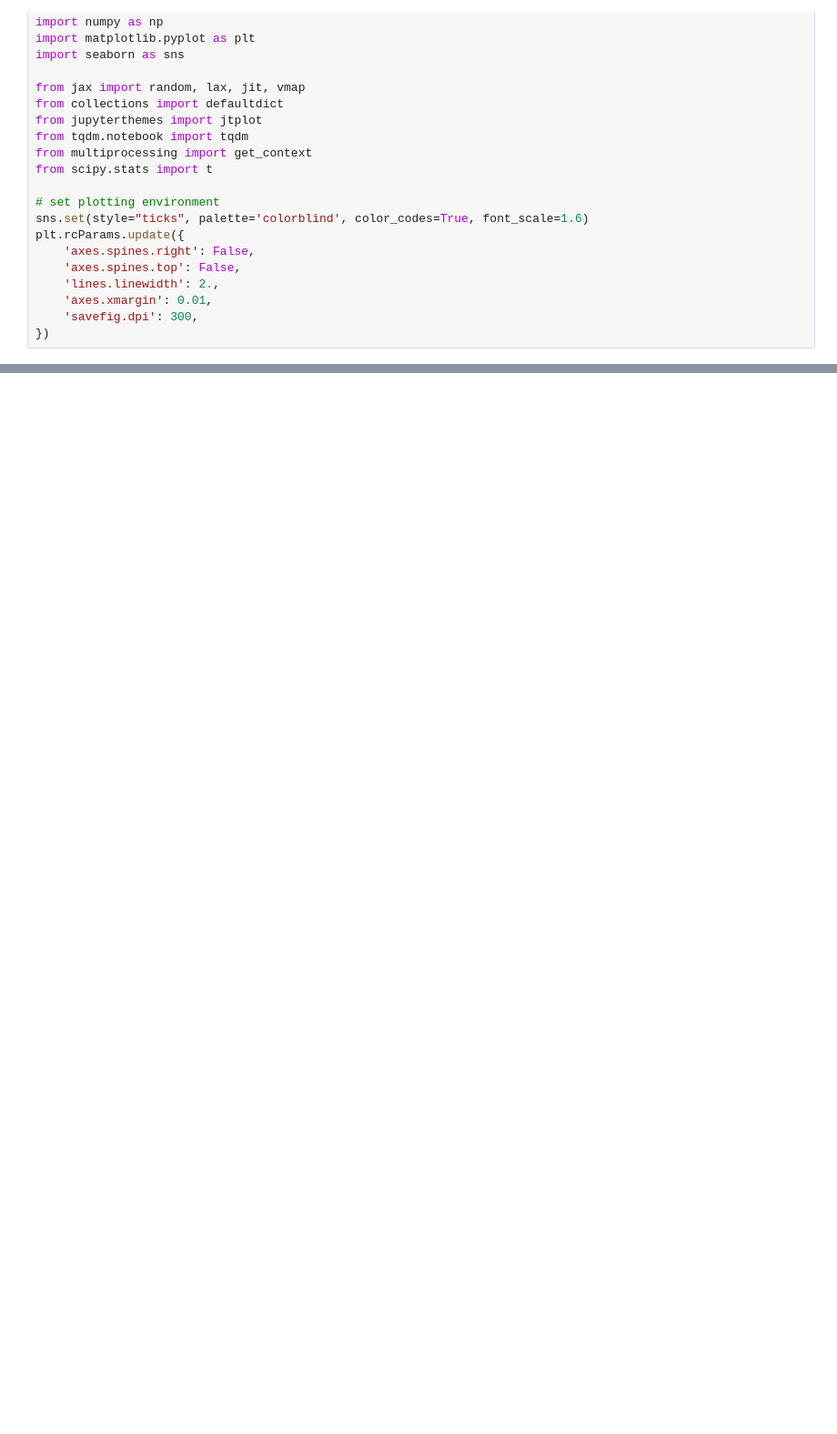
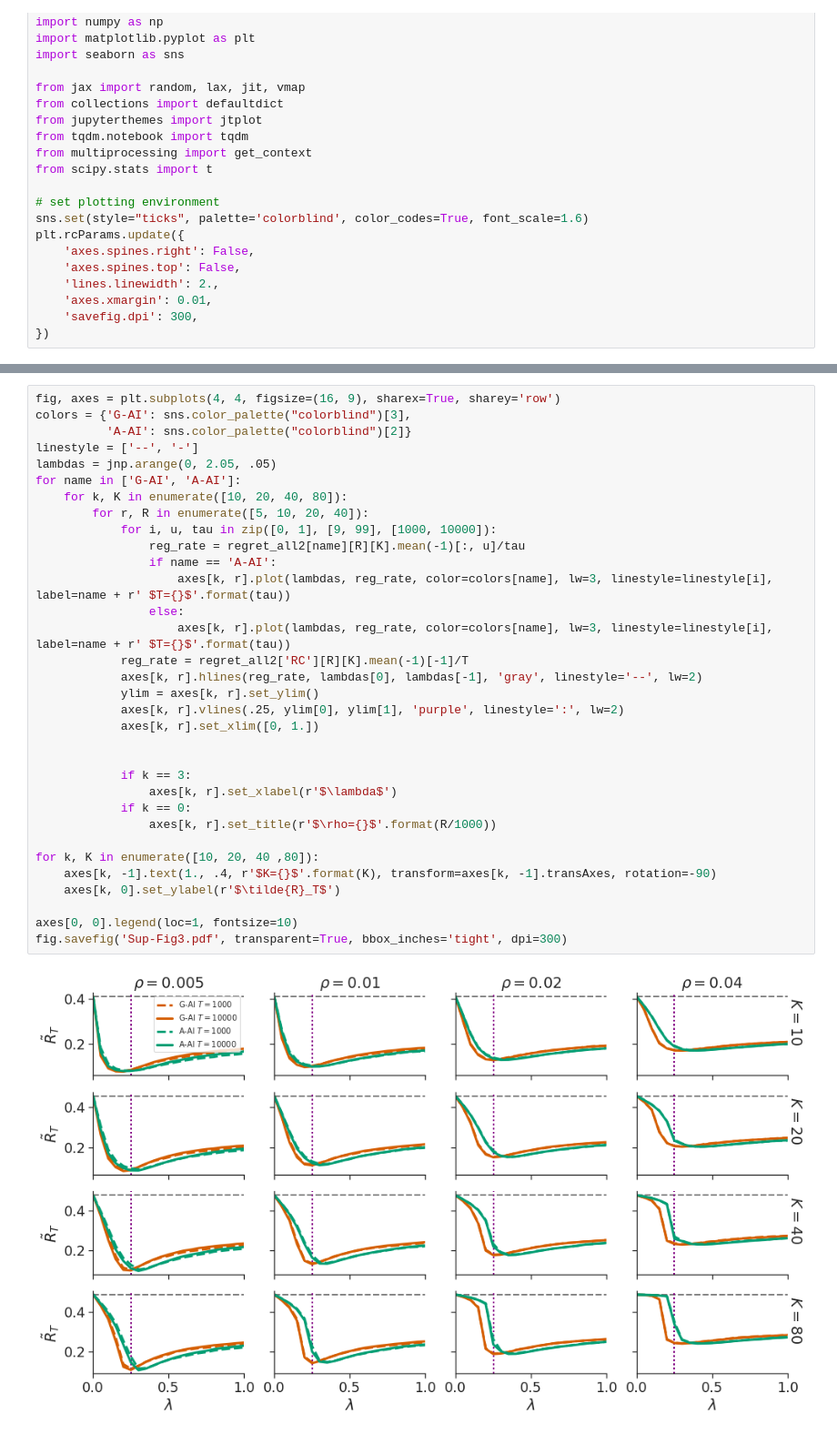
Before and after one commit to dimarkov/aibandits, a Jupyter notebook: notebooks/switching/switching_bandits_comparison.ipynb, the cells around one changed output, grey strips where cells are left out. Shown at 91% size. Drawn from its saved outputs; the diff is of its cells as text; blank space fills up the shorter version.

```diff
--- a/notebooks/switching/switching_bandits_comparison.ipynb
+++ b/notebooks/switching/switching_bandits_comparison.ipynb
@@ -220,6 +229,41 @@ if missing > 0:
                 regret_all[E][name][R].append( (K, np.array(res).astype(np.float32)) )
 
     np.savez('data/switching_varying_T{}'.format(E, T), **regret_all[E])
+# %%
+fig, axes = plt.subplots(4, 4, figsize=(16, 9), sharex=True, sharey='row')
+colors = {'G-AI': sns.color_palette("colorblind")[3],
+          'A-AI': sns.color_palette("colorblind")[2]}
+linestyle = ['--', '-']
+lambdas = jnp.arange(0, 2.05, .05)
+for name in ['G-AI', 'A-AI']:
+    for k, K in enumerate([10, 20, 40, 80]):
+        for r, R in enumerate([5, 10, 20, 40]):
+            for i, u, tau in zip([0, 1], [9, 99], [1000, 10000]):
+                reg_rate = regret_all2[name][R][K].mean(-1)[:, u]/tau
+                if name == 'A-AI':
+                    axes[k, r].plot(lambdas, reg_rate, color=colors[name], lw=3, linestyle=linestyle[i], label=name + r' $T={}$'.format(tau))
+                else:
+                    axes[k, r].plot(lambdas, reg_rate, color=colors[name], lw=3, linestyle=linestyle[i], label=name + r' $T={}$'.format(tau))
+            reg_rate = regret_all2['RC'][R][K].mean(-1)[-1]/T
+            axes[k, r].hlines(reg_rate, lambdas[0], lambdas[-1], 'gray', linestyle='--', lw=2)
+            ylim = axes[k, r].set_ylim()
+            axes[k, r].vlines(.25, ylim[0], ylim[1], 'purple', linestyle=':', lw=2)
+            axes[k, r].set_xlim([0, 1.])
+
+
+            if k == 3:
+                axes[k, r].set_xlabel(r'$\lambda$')
+            if k == 0:
+                axes[k, r].set_title(r'$\rho={}$'.format(R/1000))
+
+for k, K in enumerate([10, 20, 40 ,80]):
+    axes[k, -1].text(1., .4, r'$K={}$'.format(K), transform=axes[k, -1].transAxes, rotation=-90)
+    axes[k, 0].set_ylabel(r'$\tilde{R}_T$')
+
+axes[0, 0].legend(loc=1, fontsize=10)
+fig.savefig('Sup-Fig3.pdf', transparent=True, bbox_inches='tight', dpi=300)
+# %% [output]
+[figure, added]
 # %%
 # plot regret rate for varying difficulty
 trials = jnp.arange(100, T+100, 100)
```
Also changed, not shown: parts of 8 cells of this notebook.
